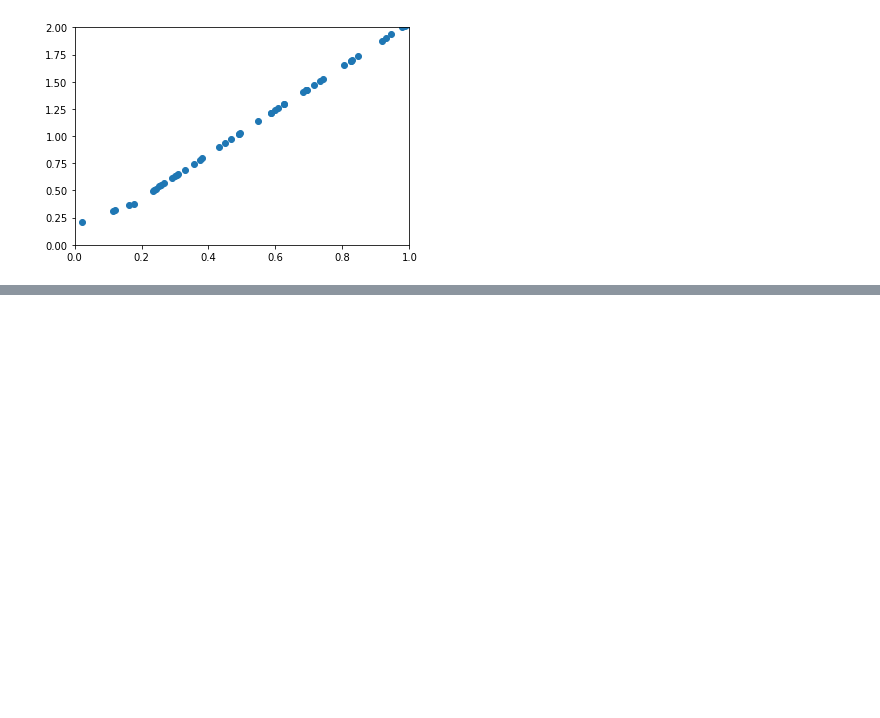
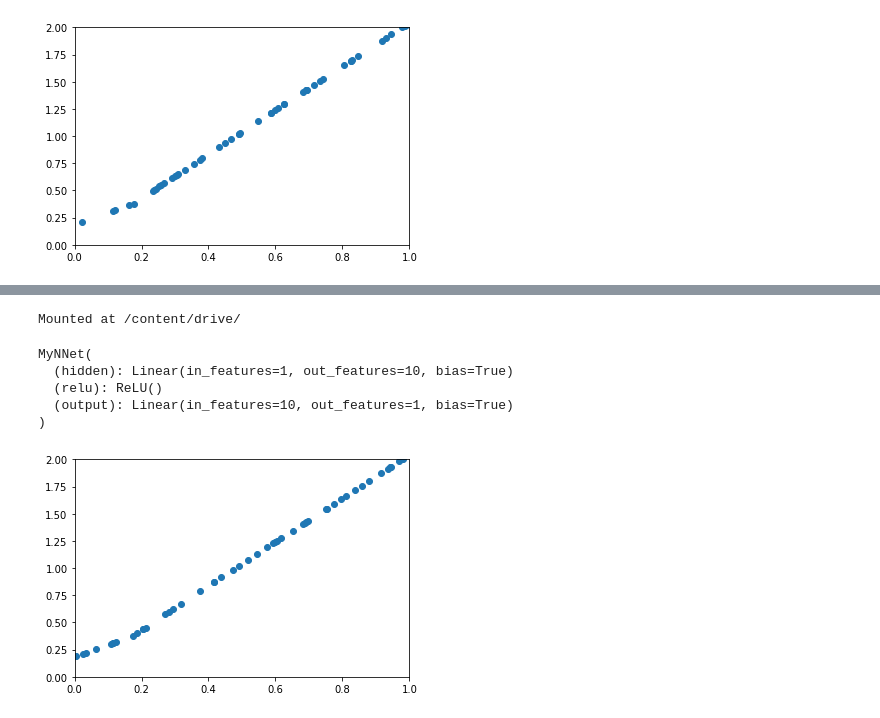
Before and after one commit to stly1996/Colab-DL, a Jupyter notebook: PyTorch/Begin_with_PyTorch.ipynb, the cells around one changed output, grey strips where cells are left out. Saved outputs shown, nothing was run; the diff lists cells and outputs as text; code cells hidden in the pictures; blank space fills up the shorter version.

```diff
--- a/PyTorch/Begin_with_PyTorch.ipynb
+++ b/PyTorch/Begin_with_PyTorch.ipynb
@@ -397,0 +425,5 @@ plt.show()
+# %%
+from google.colab import drive
+drive.mount('/content/drive/')
+# %% [output]
+Mounted at /content/drive/
@@ -397,0 +433,24 @@ plt.show()
+# %%
+model = MyNNet(10)
+model.load_state_dict(torch.load('/content/drive/My Drive/DL-Udemy/sample.pth'))
+model.eval()  #loading the model to indicate that this model is now in the evaluation phase
+#if not call model.eval(), might result in verious incorrect behaviors after load the model
+# %% [output]
+MyNNet(
+  (hidden): Linear(in_features=1, out_features=10, bias=True)
+  (relu): ReLU()
+  (output): Linear(in_features=10, out_features=1, bias=True)
+)
+# %%
+x_test = torch.rand(50, 1)
+y_pred = []
+with torch.no_grad():
+  for i in range(x_test.size()[0]):
+    y_pred.append(model(x_test[i]).item())
+
+plt.scatter(x_test.data.numpy(), y_pred)
+plt.xlim(0, 1)
+plt.ylim(0, 2)
+plt.show()
+# %% [output]
+[figure, added]
```
Also changed, not shown: parts of 9 cells of this notebook.
